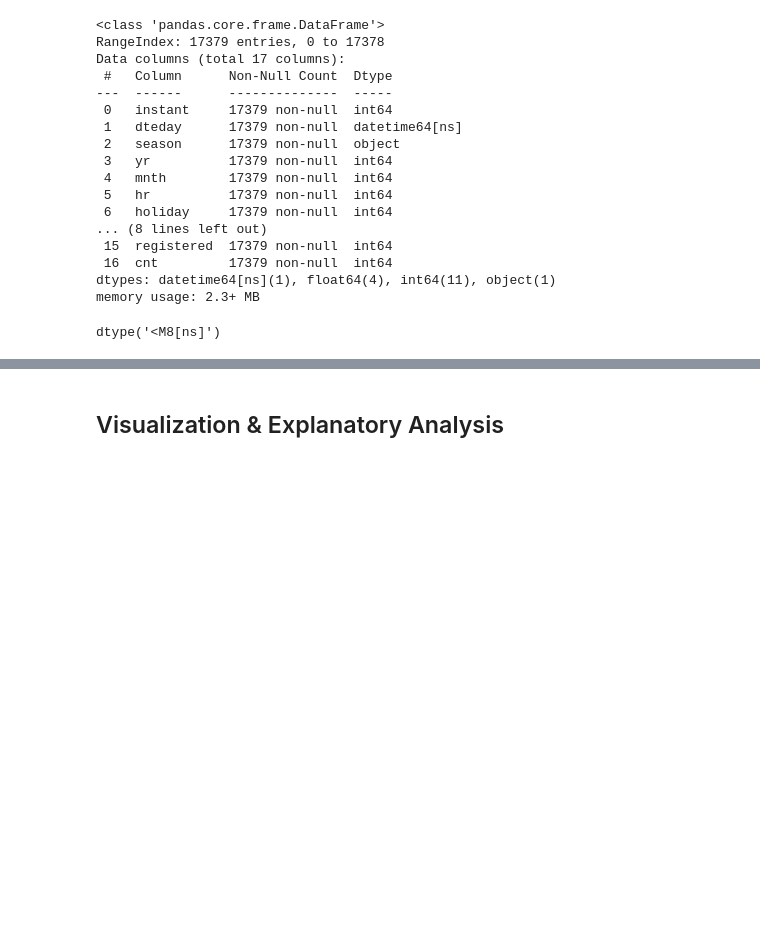
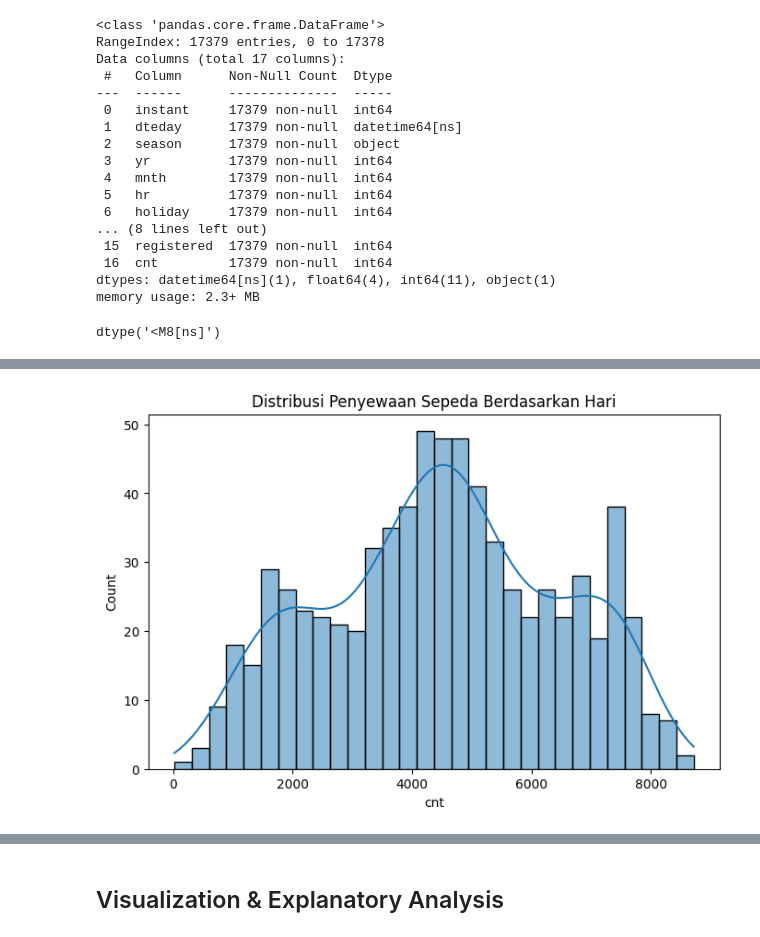
Before and after one commit to Zkeera/Project-Analisis-Data, a Jupyter notebook: noteboook.ipynb, the cells around one changed output, grey strips where cells are left out. Saved outputs shown, nothing was run; the diff lists cells and outputs as text; code cells hidden in the pictures; blank space fills up the shorter version.

```diff
--- a/noteboook.ipynb
+++ b/noteboook.ipynb
@@ -322,0 +367,8 @@ dtype('<M8[ns]')
+# %%
+# Visualisasi distribusi jumlah penyewaan sepeda
+plt.figure(figsize=(8,5))
+sns.histplot(day_df['cnt'], bins=30, kde=True)
+plt.title('Distribusi Penyewaan Sepeda Berdasarkan Hari')
+plt.show()
+# %% [output]
+[figure, added]
```
Also changed, not shown: parts of 14 cells of this notebook.
